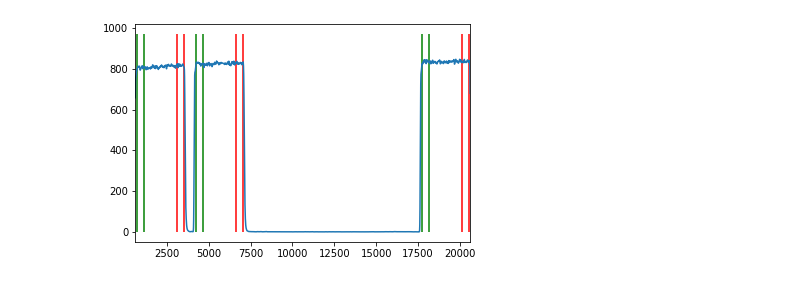
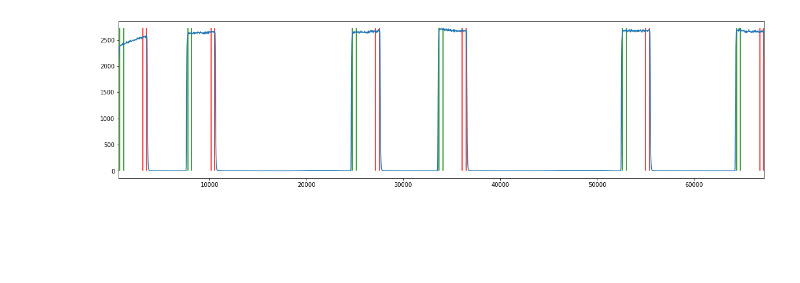
Before and after one commit to LCarnovale/HonoursAnalysis, a Jupyter notebook: analyse_T1.ipynb, the cells around one changed output. Saved outputs shown, nothing was run; the diff lists cells and outputs as text; code cells hidden in the pictures; blank space fills up the shorter version.

```diff
--- a/analyse_T1.ipynb
+++ b/analyse_T1.ipynb
@@ -29,12 +29,14 @@ for d in data_all:
 
 titles = [f[-30:] for f in files]
 # %%
-max_counts = np.array([max(data.smooth) for data in data_all])
+data_col = 'smooth' # 'counts' or 'smooth'
+
+max_counts = np.array([max(data[data_col]) for data in data_all])
 
 COUNTS_THRESHOLD = 0.8 # * the max number of counts in any bin
 
 ris_fals = [
-    tools.get_rise_falls(np.array(data.smooth), thresh)
+    tools.get_rise_falls(np.array(data[data_col]), thresh)
     for data, thresh in zip(data_all, COUNTS_THRESHOLD*max_counts)
 ]
 rises = [rf[0] for rf in ris_fals]
@@ -45,7 +47,7 @@ fall_ts = [np.array(data.time[f]) for data, f in zip(data_all, falls)]
 
 ################################################################
 integration_width_ns = 400 # ns
-# TODO FIx this make it dependent on step size
+# TODO [DONE?] FIx this make it dependent on step size
 dt = np.array([spec.time[1] - spec.time[0] for spec in data_all])
 integration_width = (integration_width_ns // dt).astype(int)
 # integration_width
@@ -72,44 +74,46 @@ for i,(spec, s_rises, s_falls, s_rise_ts, s_fall_ts) in enumerate(zip(
     start_end_idx = get_readout_start_and_ends(s_rises, s_falls)
     start_ends.append(start_end)
     start_ends_idx.append(start_end_idx)
-if f:
-    plt.plot(spec.time, spec.smooth)
-    top = max(spec.counts)
-    plt.vlines(forwards_shift*dt[i] + s_rise_ts, 0, top, "green")
-    plt.vlines(forwards_shift*dt[i] + s_rise_ts + dt[i]*integration_width[i], 0, top, "green")
-    plt.vlines(backwards_shift*dt[i] + s_fall_ts, 0, top, "red")
-    plt.vlines(backwards_shift*dt[i] + s_fall_ts - dt[i]*integration_width[i], 0, top, "red")
-    plt.xlim(s_rise_ts[0], s_fall_ts[2])
-    f = False
+    if f:
+        plt.figure(figsize=(20, 5))
+        plt.plot(spec.time, spec[data_col])
+        top = max(spec[data_col])
+        plt.vlines(forwards_shift*dt[i] + s_rise_ts, 0, top, "green")
+        plt.vlines(forwards_shift*dt[i] + s_rise_ts + dt[i]*integration_width[i], 0, top, "green")
+        plt.vlines(backwards_shift*dt[i] + s_fall_ts, 0, top, "red")
+        plt.vlines(backwards_shift*dt[i] + s_fall_ts - dt[i]*integration_width[i], 0, top, "red")
+        plt.xlim(s_rise_ts[0], s_fall_ts[5])
+        f = False
+        plt.show()
 
 
 # readout_counts = np.array(data.counts)[[pulses[:, 0]: pulses[:, 0] + integration_width]]
 take_previous_fall = True # If false, use the fall of the same pulse as the reference signal
 spec_tau_axes = []
 PL_reads = []
 PL_refs = []
 for (spec, start_end, start_end_idx, int_width) in zip(
         data_all, start_ends, start_ends_idx, integration_width):
     forward_t = np.arange(int_width)
     x = take_previous_fall * 1 # Scan the arrays in a fashion that depends on this setting
     forward = np.tile(forward_t, (len(start_end_idx)-x, 1))
     backward = -forward
     forward += forwards_shift
     backward += backwards_shift
     reads = (forward + start_end_idx[x:, [0]]).astype(int)
     refs = (backward + start_end_idx[:len(start_end_idx)-x, [1]]).astype(int)
 
     tau = start_end[1:, 0] - start_end[:-1, 1]
     # if not take_previous_fall ignore the first pulse
     reads = reads[1-x:]
     refs  = refs[1-x:]
 
     arr = np.array(spec.counts)
     reads = np.sum(arr[reads], axis=-1)
     refs  = np.sum(arr[refs], axis=-1)
 
     spec_tau_axes.append(tau)
     PL_reads.append(reads)
     PL_refs.append(refs)
 # %% [output]
-[figure, old version]
+[figure, new version]
```
Also changed, not shown: parts of 3 cells of this notebook, 5 other files.
